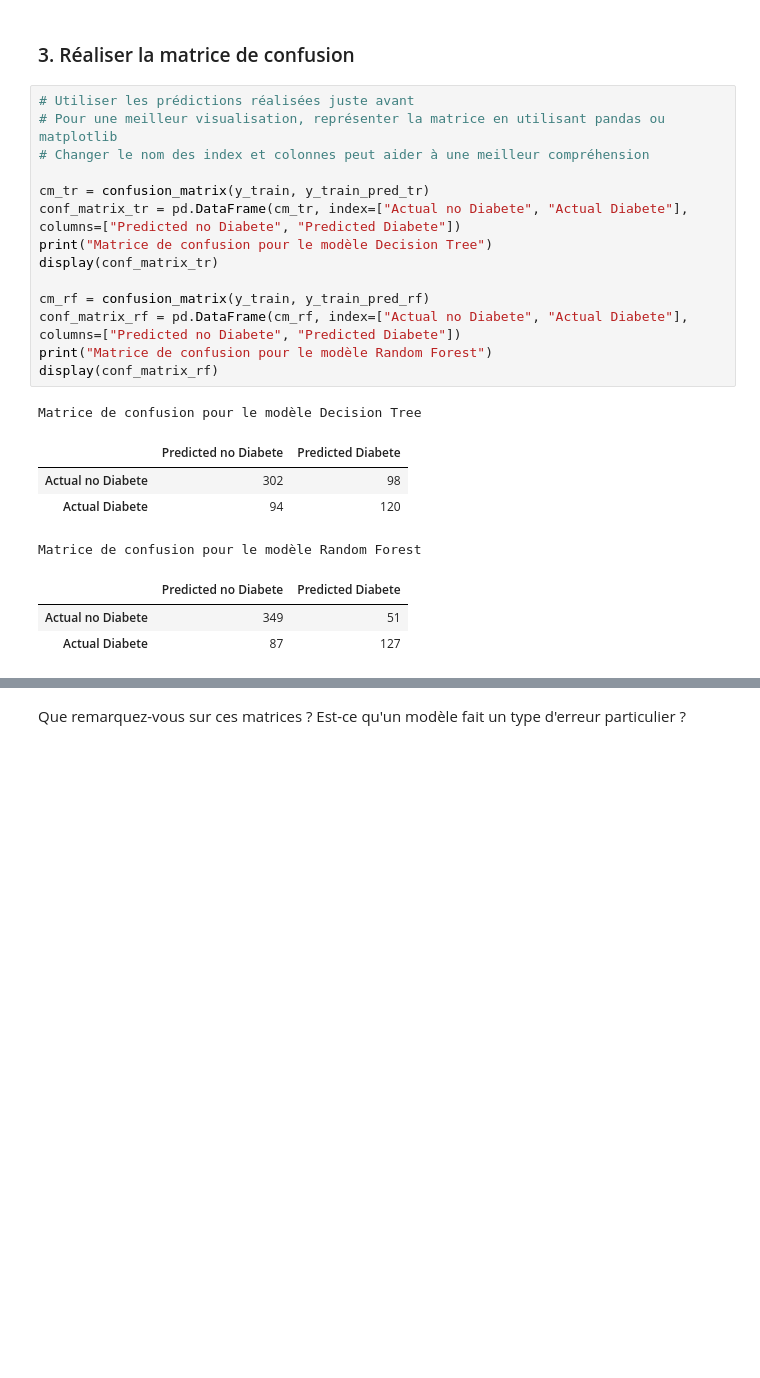
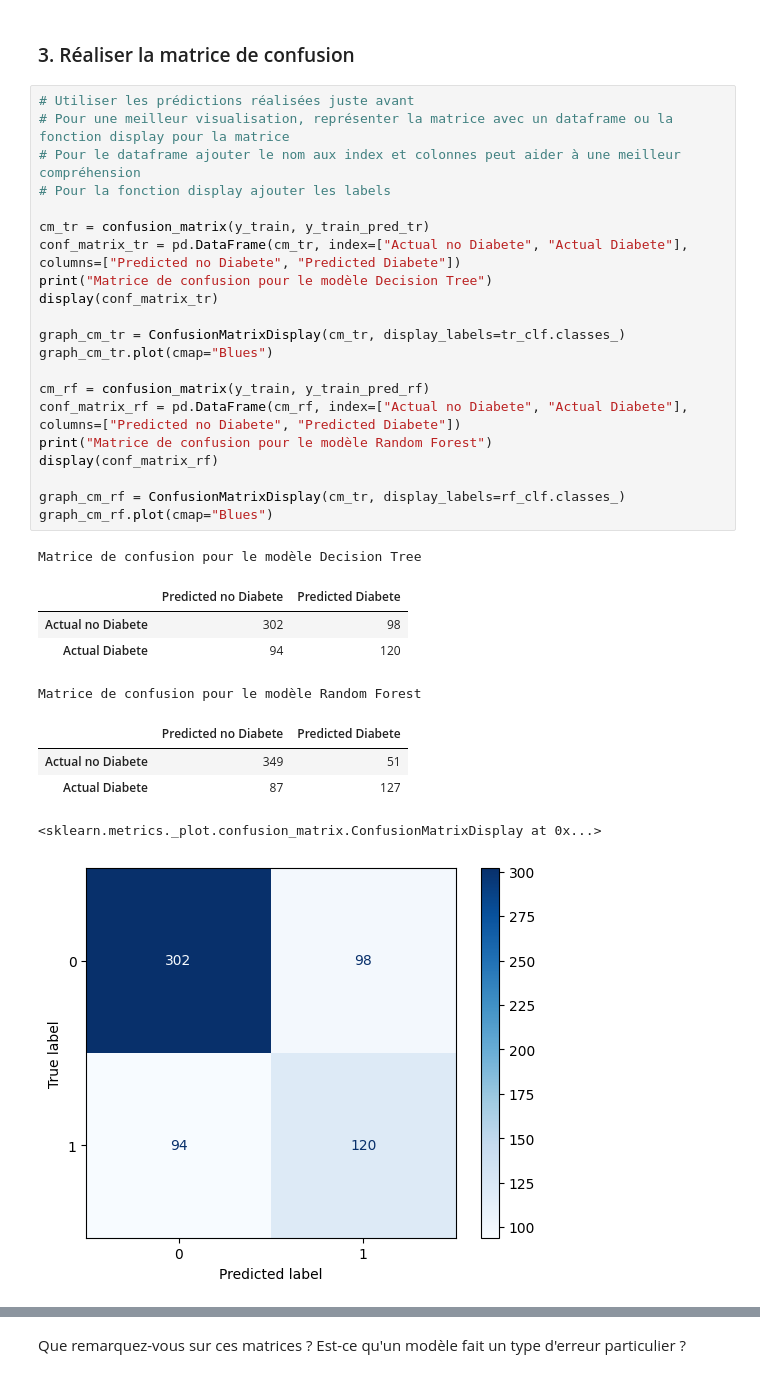
Before and after one commit to ElieLECAS/ML_avance, a Jupyter notebook: roc_auc/correction.ipynb, the cells around one changed output, grey strips where cells are left out. Drawn from its saved outputs; the diff is of its cells as text; blank space fills up the shorter version.

```diff
--- a/roc_auc/correction.ipynb
+++ b/roc_auc/correction.ipynb
@@ -79,24 +79,33 @@ y_train_pred_rf = cross_val_predict(rf_clf, X_train, y_train)
  ### 3. Réaliser la matrice de confusion
 # %%
 # Utiliser les prédictions réalisées juste avant
-# Pour une meilleur visualisation, représenter la matrice en utilisant pandas ou matplotlib
-# Changer le nom des index et colonnes peut aider à une meilleur compréhension
+# Pour une meilleur visualisation, représenter la matrice avec un dataframe ou la fonction display pour la matrice
+# Pour le dataframe ajouter le nom aux index et colonnes peut aider à une meilleur compréhension
+# Pour la fonction display ajouter les labels
 
 cm_tr = confusion_matrix(y_train, y_train_pred_tr)
 conf_matrix_tr = pd.DataFrame(cm_tr, index=["Actual no Diabete", "Actual Diabete"], columns=["Predicted no Diabete", "Predicted Diabete"])
 print("Matrice de confusion pour le modèle Decision Tree")
 display(conf_matrix_tr)
 
+graph_cm_tr = ConfusionMatrixDisplay(cm_tr, display_labels=tr_clf.classes_)
+graph_cm_tr.plot(cmap="Blues")
+
 cm_rf = confusion_matrix(y_train, y_train_pred_rf)
 conf_matrix_rf = pd.DataFrame(cm_rf, index=["Actual no Diabete", "Actual Diabete"], columns=["Predicted no Diabete", "Predicted Diabete"])
 print("Matrice de confusion pour le modèle Random Forest")
 display(conf_matrix_rf)
+
+graph_cm_rf = ConfusionMatrixDisplay(cm_tr, display_labels=rf_clf.classes_)
+graph_cm_rf.plot(cmap="Blues")
 # %% [output]
 Matrice de confusion pour le modèle Decision Tree
 |  | Predicted no Diabete | Predicted Diabete |
 | Actual no Diabete | 302 | 98 |
 | Actual Diabete | 94 | 120 |
 Matrice de confusion pour le modèle Random Forest
 |  | Predicted no Diabete | Predicted Diabete |
 | Actual no Diabete | 349 | 51 |
 | Actual Diabete | 87 | 127 |
+<sklearn.metrics._plot.confusion_matrix.ConfusionMatrixDisplay at 0x...>
+[figure, added]
```
Also changed, not shown: parts of 2 cells of this notebook, 3 other files.
